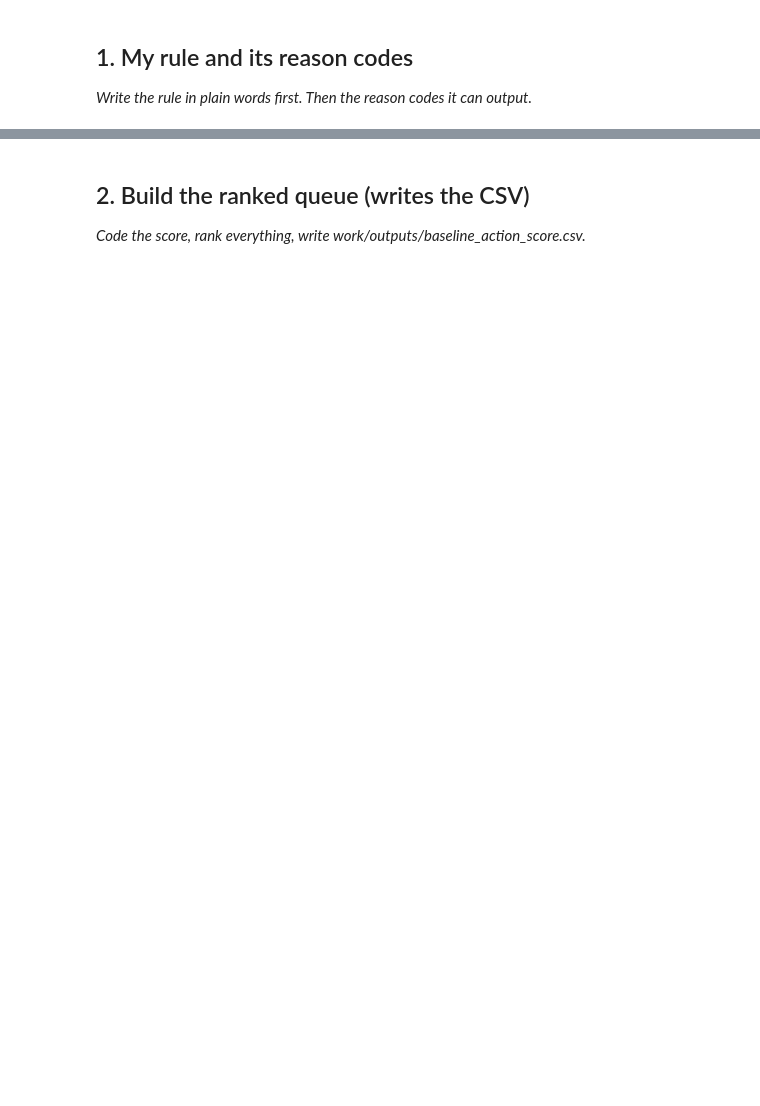
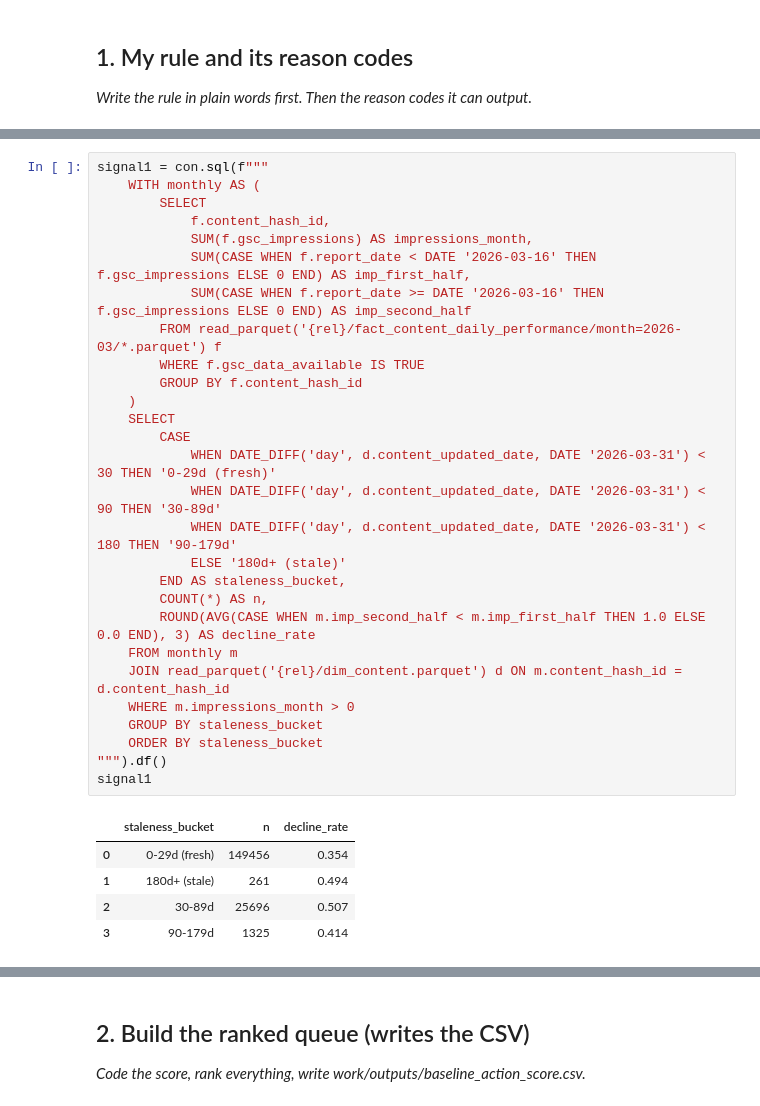
Before and after one commit to nooragab/flyrank-ml-internship, a Jupyter notebook: work/notebooks/w04_baseline_score.ipynb, the cells around one changed output, grey strips where cells are left out. Saved outputs shown, nothing was run; the diff lists cells and outputs as text; blank space fills up the shorter version.

```diff
--- a/work/notebooks/w04_baseline_score.ipynb
+++ b/work/notebooks/w04_baseline_score.ipynb
@@ -15,0 +33,34 @@ This skeleton is yours to fill. Work the sections **in order** — each one has
+# %%
+signal1 = con.sql(f"""
+    WITH monthly AS (
+        SELECT
+            f.content_hash_id,
+            SUM(f.gsc_impressions) AS impressions_month,
+            SUM(CASE WHEN f.report_date < DATE '2026-03-16' THEN f.gsc_impressions ELSE 0 END) AS imp_first_half,
+            SUM(CASE WHEN f.report_date >= DATE '2026-03-16' THEN f.gsc_impressions ELSE 0 END) AS imp_second_half
+        FROM read_parquet('{rel}/fact_content_daily_performance/month=2026-03/*.parquet') f
+        WHERE f.gsc_data_available IS TRUE
+        GROUP BY f.content_hash_id
+    )
+    SELECT
+        CASE
+            WHEN DATE_DIFF('day', d.content_updated_date, DATE '2026-03-31') < 30 THEN '0-29d (fresh)'
+            WHEN DATE_DIFF('day', d.content_updated_date, DATE '2026-03-31') < 90 THEN '30-89d'
+            WHEN DATE_DIFF('day', d.content_updated_date, DATE '2026-03-31') < 180 THEN '90-179d'
+            ELSE '180d+ (stale)'
+        END AS staleness_bucket,
+        COUNT(*) AS n,
+        ROUND(AVG(CASE WHEN m.imp_second_half < m.imp_first_half THEN 1.0 ELSE 0.0 END), 3) AS decline_rate
+    FROM monthly m
+    JOIN read_parquet('{rel}/dim_content.parquet') d ON m.content_hash_id = d.content_hash_id
+    WHERE m.impressions_month > 0
+    GROUP BY staleness_bucket
+    ORDER BY staleness_bucket
+""").df()
+signal1
+# %% [output]
+|  | staleness_bucket | n | decline_rate |
+| 0 | 0-29d (fresh) | 149456 | 0.354 |
+| 1 | 180d+ (stale) | 261 | 0.494 |
+| 2 | 30-89d | 25696 | 0.507 |
+| 3 | 90-179d | 1325 | 0.414 |
```
Also changed, not shown: parts of 19 cells of this notebook.
